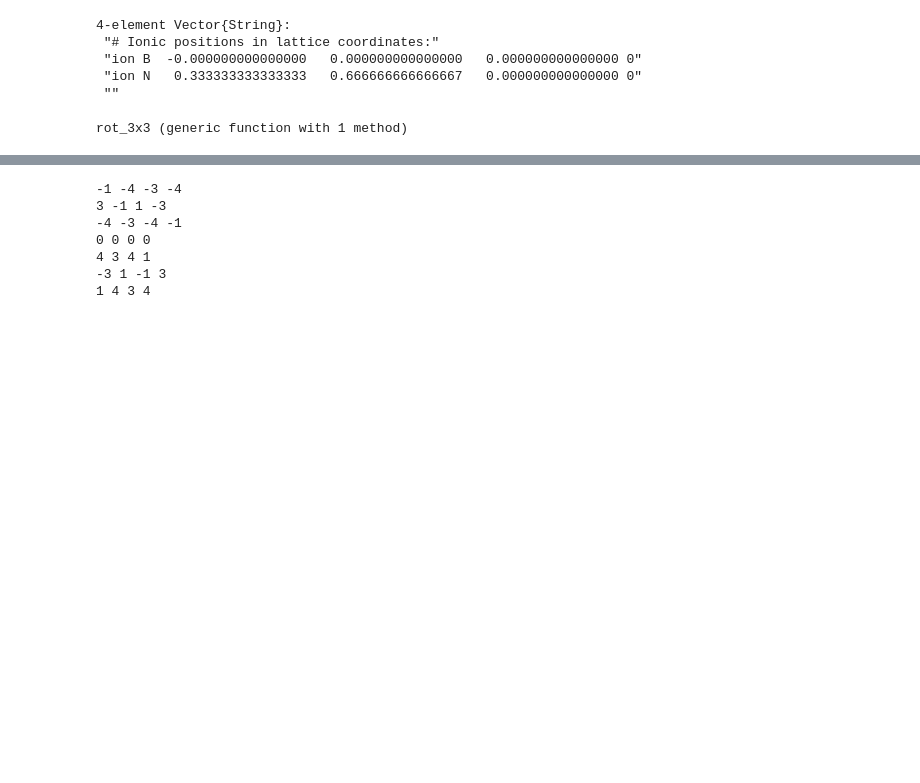
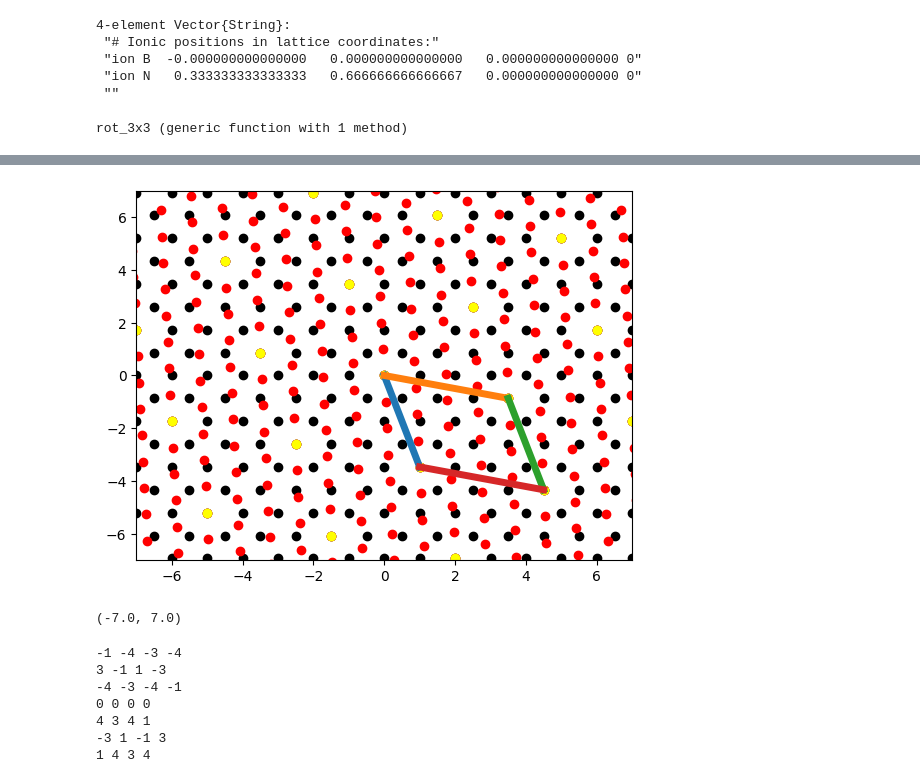
Before and after one commit to AliGhorashiCMT/Plasmons_Paper, a Jupyter notebook: Moire_Figs/Make_Lattice_13.ipynb, the cells around one changed output, grey strips where cells are left out. Cells and saved outputs as stored; diff of their text form; code cells hidden in the pictures; blank space fills up the shorter version.

Commit message:
Scatter plot Moire visualization

```diff
--- a/Moire_Figs/Make_Lattice_13.ipynb
+++ b/Moire_Figs/Make_Lattice_13.ipynb
@@ -79,0 +57,5 @@ yticks(Float64[])
+# %%
+w1 = [1, 0]
+w2 = [-1/2, √3/2]
+z1 = rot(θ)*w1
+z2 = rot(θ)*w2
@@ -79,0 +70,5 @@ yticks(Float64[])
+# %%
+lattpoints1 = [[round.(((r-11)*w1+(t-11)*w2), digits=8) for (r, t) in Tuple.(CartesianIndices(rand(21, 21)))]...]
+lattpoints2 = [[round.(((r-11)*z1+(t-11)*z2), digits=8) for (r, t) in Tuple.(CartesianIndices(rand(21, 21)))]...];
+# %%
+lattpoints3 = intersect(lattpoints1, lattpoints2);
@@ -79,0 +99,14 @@ yticks(Float64[])
+# %%
+[scatter(lattpoint..., color="black") for lattpoint in lattpoints1]
+[scatter(lattpoint..., color="red") for lattpoint in lattpoints2]
+[scatter(lattpoint..., color="yellow") for lattpoint in intersect(lattpoints1, lattpoints2)]
+plot([0, lattpoints3[6][1]], [0, lattpoints3[6][2]], linewidth=5)
+plot([0, lattpoints3[12][1]], [0, lattpoints3[12][2]], linewidth=5 )
+plot([lattpoints3[12][1], lattpoints3[5][1]], [lattpoints3[12][2], lattpoints3[5][2]], linewidth=5)
+plot([lattpoints3[5][1], lattpoints3[6][1]], [lattpoints3[5][2], lattpoints3[6][2]], linewidth=5)
+
+ylim(-7, 7)
+xlim(-7, 7)
+# %% [output]
+[figure, added]
+(-7.0, 7.0)
```
Also changed, not shown: parts of 15 cells of this notebook.
